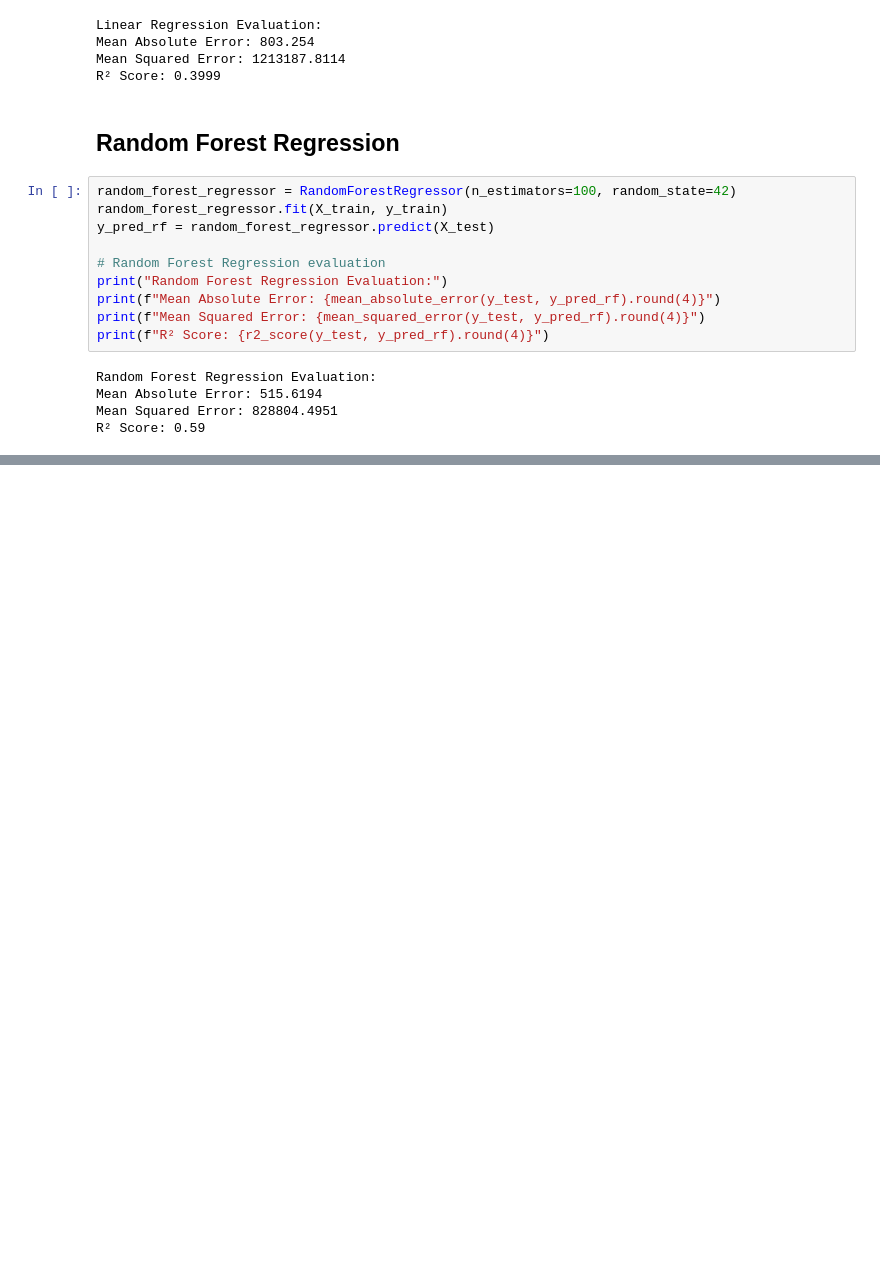
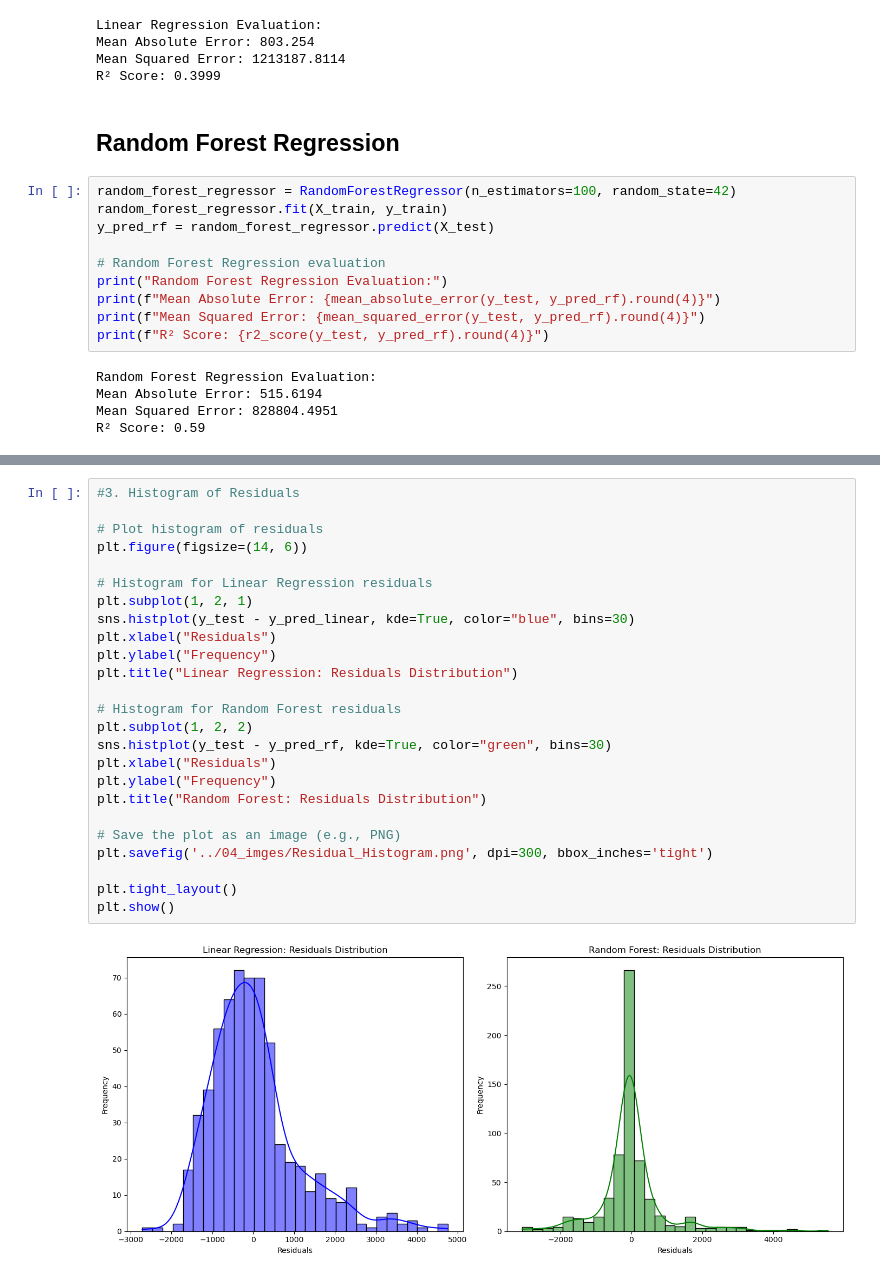
Before and after one commit to ammanuelfw/my_dsbc_projects_git, a Jupyter notebook: 03_Capstone_3/02_Notebooks/Capstone_3_Oil_Profitability_Analysis_PreProc_n_Model_AFW.ipynb, the cells around one changed output, grey strips where cells are left out. Saved outputs shown, nothing was run; the diff lists cells and outputs as text; blank space fills up the shorter version.

```diff
--- a/03_Capstone_3/02_Notebooks/Capstone_3_Oil_Profitability_Analysis_PreProc_n_Model_AFW.ipynb
+++ b/03_Capstone_3/02_Notebooks/Capstone_3_Oil_Profitability_Analysis_PreProc_n_Model_AFW.ipynb
@@ -274,0 +330,27 @@ R² Score: 0.59
+# %%
+#3. Histogram of Residuals
+
+# Plot histogram of residuals
+plt.figure(figsize=(14, 6))
+
+# Histogram for Linear Regression residuals
+plt.subplot(1, 2, 1)
+sns.histplot(y_test - y_pred_linear, kde=True, color="blue", bins=30)
+plt.xlabel("Residuals")
+plt.ylabel("Frequency")
+plt.title("Linear Regression: Residuals Distribution")
+
+# Histogram for Random Forest residuals
+plt.subplot(1, 2, 2)
+sns.histplot(y_test - y_pred_rf, kde=True, color="green", bins=30)
+plt.xlabel("Residuals")
+plt.ylabel("Frequency")
+plt.title("Random Forest: Residuals Distribution")
+
+# Save the plot as an image (e.g., PNG)
+plt.savefig('../04_imges/Residual_Histogram.png', dpi=300, bbox_inches='tight')
+
+plt.tight_layout()
+plt.show()
+# %% [output]
+[figure, added]
```
Also changed, not shown: parts of 2 cells of this notebook.
